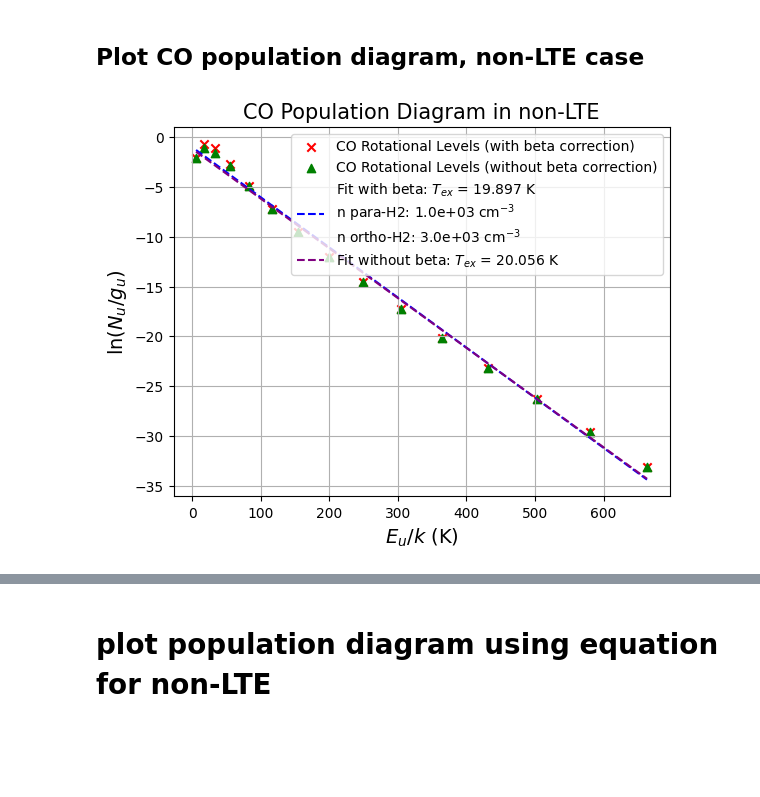
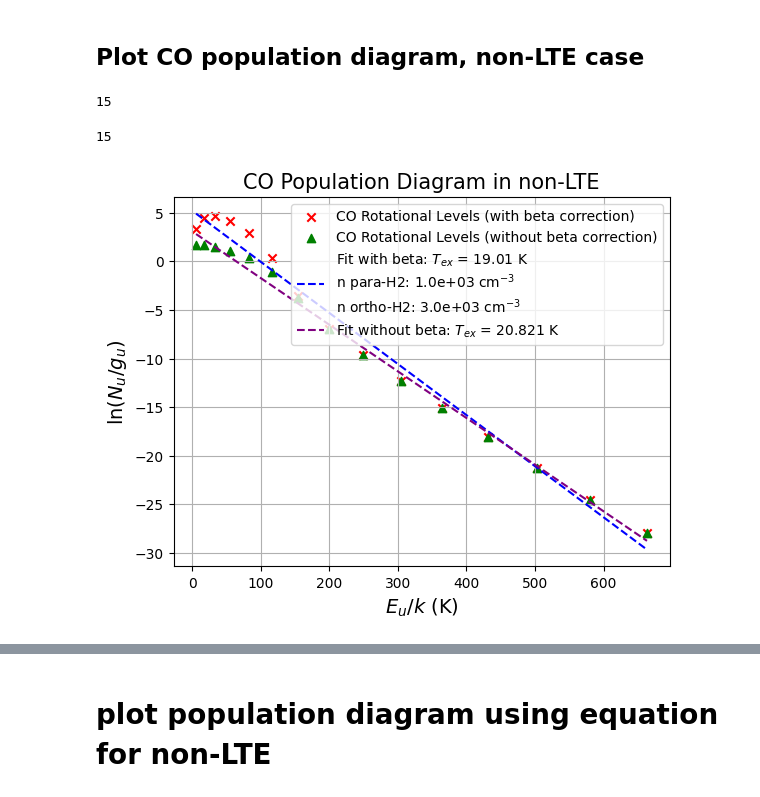
Before and after one commit to aleksej-rodano/phas0052_project, a Jupyter notebook: pythonradex_clean.ipynb, the cells around one changed output, grey strips where cells are left out. Drawn from its saved outputs; the diff is of its cells as text; code cells hidden in the pictures; blank space fills up the shorter version.

```diff
--- a/pythonradex_clean.ipynb
+++ b/pythonradex_clean.ipynb
@@ -287,3 +299,11 @@ data_co = LAMDA_file.read(datafilepath, read_frequencies=True)
 print(data_co.keys())
 # %% [output]
 dict_keys(['levels', 'radiative transitions', 'collisional transitions', 'quantum numbers'])
+# %%
+# Create an instance of myclass
+CO_cloud_instance = myclass(cloud, data_co, N, width_v, Tkin)
+
+# Extract values from the cloud object and the data file, and calculate gamma factor
+TexCo, tauCo, AulCo, BulCo, nu0_arrayCo, EuCo, gCO, gammaCo, NuCo, NlCo, FWHMCO = (
+    CO_cloud_instance.extract_and_calculate(debug=True)
+)
@@ -290,10 +318,5 @@ dict_keys(['levels', 'radiative transitions', 'collisional transitions', 'quantu
 # %%
 NUM_TRANSITIONS = 15
-
-# get the values from the cloud object and the data file
-TexCo, tauCo, AulCo, BulCo, nu0_arrayCo, EuCo, gCO, gammaCo, tau_manual_std, tau_manual_tex, NuCo, NlCo, FWHMCO = (
-    extract_and_calculate(cloud, data_co, N, width_v, Tkin)
-)
 
 # Slice the arrays to get only the first NUM_TRANSITIONS transitions
 TexCo = TexCo[:NUM_TRANSITIONS]
@@ -304,6 +327,8 @@ nu0_arrayCo = nu0_arrayCo[:NUM_TRANSITIONS]
 EuCo = EuCo[:NUM_TRANSITIONS]
 gCO = gCO[:NUM_TRANSITIONS]
 gammaCo = gammaCo[:NUM_TRANSITIONS]
-tau_manual_std = tau_manual_std[:NUM_TRANSITIONS]
-tau_manual_tex = tau_manual_tex[:NUM_TRANSITIONS]
 NuCo = NuCo[:NUM_TRANSITIONS]
+
+# Slice tau arrays
+tau_radex = tau_radex[:NUM_TRANSITIONS]
+tau_pythonRADEX_approx = tau_pythonRADEX_approx[:NUM_TRANSITIONS]
@@ -723,12 +721,12 @@ def model_spectrum(x, params):
 ### Frequency space
 # %%
 # number of transitions to plot in spectrum
-NUM_TRANSITIONS = 10
+n_trans_spectrum = 10
 
 # generate frequancy space
-x = np.linspace(0, nu0_arrayCo[NUM_TRANSITIONS] * 1.01, int(1e7))
+x = np.linspace(0, nu0_arrayCo[n_trans_spectrum] * 1.01, int(1e7))
 params = []
-for i in range(NUM_TRANSITIONS):
+for i in range(n_trans_spectrum):
     params.extend([fluxCo[i], nu0_arrayCo[i], FWHMCO[i]])
 
 # Generate the spectrum
@@ -903,16 +901,19 @@ cloud.print_results()
 # %% [markdown]
 ## Plot spectrum lines, non-LTE case
 # %%
+# initialize the class with the new cloud object
+CO_cloud_instance_nonLTE = myclass(cloud, data_co, N, width_v, Tkin)
 # get the values from the non-LtE cloud object and the data file
-TexCo_nonLTE, tauCo_nonLTE, _, _, _, _, _, gammaCo_nonLTE, tau_manualCo_nonLTE, _, NuCo_nonLTE, NlCo_nonLTE = (
-    extract_and_calculate(cloud, data_co, N, width_v, Tkin)
+
+TexCo_nonLTE, tauCo_nonLTE, _, _, _, _, _, gammaCo_nonLTE, NuCo_nonLTE, NlCo_nonLTE, FWHMCO_nonLTE = (
+    CO_cloud_instance_nonLTE.extract_and_calculate(debug=True)
 )
+
 
 # Slice all the arrays to get only the first NUM_TRANSITIONS transitions
 TexCo_nonLTE = TexCo_nonLTE[:NUM_TRANSITIONS]
 tauCo_nonLTE = tauCo_nonLTE[:NUM_TRANSITIONS]
 gammaCo_nonLTE = gammaCo_nonLTE[:NUM_TRANSITIONS]
-tau_manualCo_nonLTE = tau_manualCo_nonLTE[:NUM_TRANSITIONS]
 NuCo_nonLTE = NuCo_nonLTE[:NUM_TRANSITIONS]
 NlCo_nonLTE = NlCo_nonLTE[:NUM_TRANSITIONS]
 # %% [output]
@@ -953,9 +951,14 @@ plt.show()
 # %% [markdown]
 ## Plot CO population diagram, non-LTE case
+# %%
+len(gCO)
+# %% [output]
+15
+# %%
+len(tauCo_nonLTE)
+# %% [output]
+15
 # %%
-# Define the number of transitions
-num_transitions = 15
-
 # calculate escape probability for each transition
 beta_nonLTE = (1 - np.exp(-tauCo_nonLTE)) / tauCo_nonLTE
 
@@ -986,34 +989,34 @@ T_ex_nonLTE = -1 / fit[0]  # Rotational temperature from slope
 fit_no_beta = np.polyfit(EuCo, np.log(tauCo_nonLTE / gCO), 1)  # Linear fit
 T_ex_nonLTE_no_beta = -1 / fit_no_beta[0]  # Rotational temperature from slope
 
 # Plot the best-fit line with beta correction
 x_fit = np.linspace(min(EuCo), max(EuCo), 100)
 y_fit = fit[0] * x_fit + fit[1]
 plt.plot(
     x_fit,
     y_fit,
     linestyle="--",
     color="blue",
     label=(
         f"Fit with beta: $T_{{ex}}$ = {T_ex_nonLTE:.5g} K\nn para-H2: {para_h2_density_nonLTE:.1e} cm$^{{-3}}$\nn ortho-H2: {ortho_h2_density_nonLTE:.1e} cm$^{{-3}}$"
     ),
 )
 
 # Plot the best-fit line without beta correction
 y_fit_no_beta = fit_no_beta[0] * x_fit + fit_no_beta[1]
 plt.plot(
     x_fit,
     y_fit_no_beta,
     linestyle="--",
     color="purple",
     label=(f"Fit without beta: $T_{{ex}}$ = {T_ex_nonLTE_no_beta:.5g} K"),
 )
 
 plt.legend()
 ax.grid()
 plt.show()
 # %% [output]
-[figure, old version]
+[figure, new version]
 # %%
 print(f"Excitation temperature: {T_ex_nonLTE:.5g} K")
 print(f"Excitation temperature without beta correction: {T_ex_nonLTE_no_beta:.5g} K")
```
Also changed, not shown: parts of 36 cells of this notebook, 1 other file.
